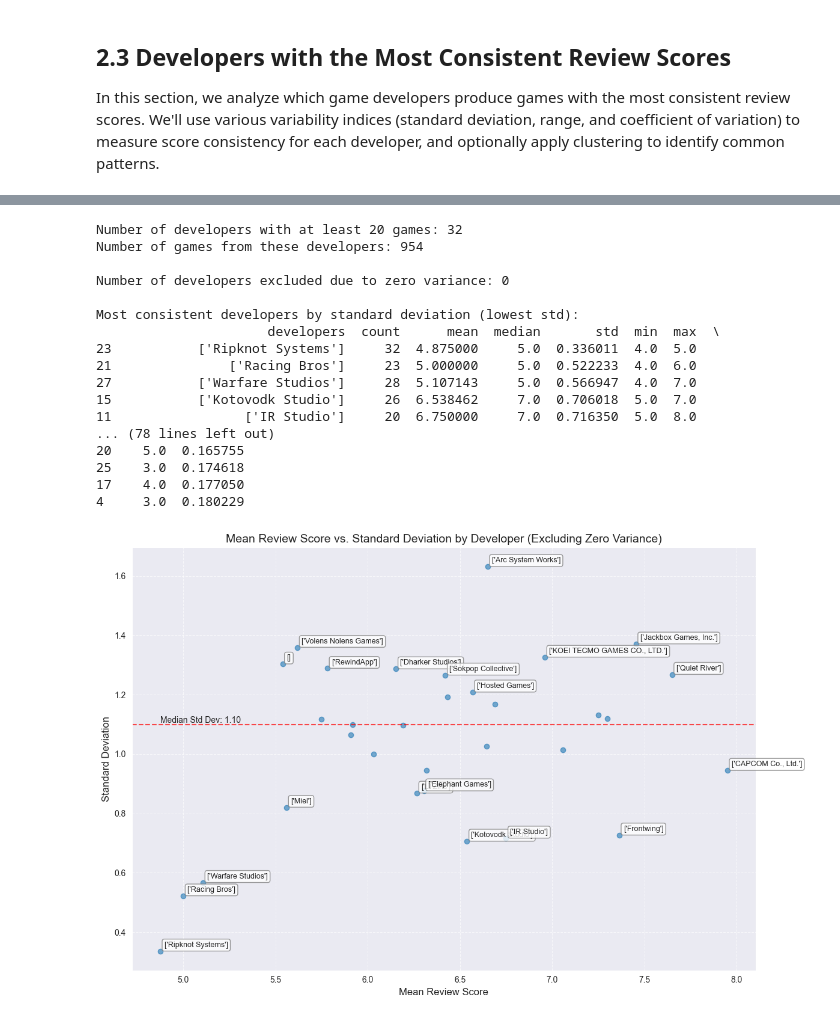
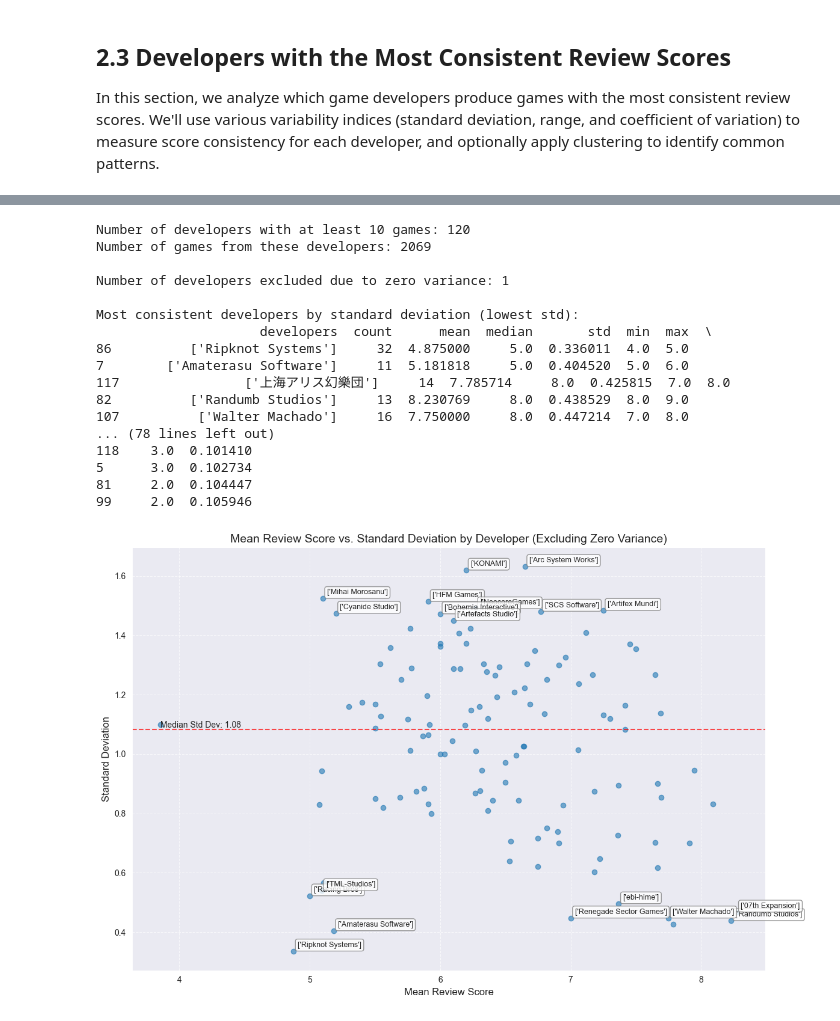
Before and after one commit to Darakuu/FAD_SteamGames_2025, a Jupyter notebook: project.ipynb, the cells around one changed output, grey strips where cells are left out. Saved outputs shown, nothing was run; the diff lists cells and outputs as text; code cells hidden in the pictures.

```diff
--- a/project.ipynb
+++ b/project.ipynb
@@ -582,7 +630,7 @@ def contains_only_standard_chars(text):
 # %%
 # Set a minimum threshold for the number of games per developer
 # This ensures we have enough data points to calculate meaningful variability metrics
-MIN_GAMES = 20
+MIN_GAMES = 10
 
 # Filter developers with at least MIN_GAMES games
 qualified_devs = dev_counts[dev_counts['game_count'] >= MIN_GAMES]['developer'].tolist()
@@ -629,61 +677,63 @@ print(most_consistent_by_std.head(20))
 print("\nMost consistent developers by coefficient of variation (lowest cv):")
 print(most_consistent_by_cv.head(20))
 # %% [output]
-Number of developers with at least 20 games: 32
-Number of games from these developers: 954
+Number of developers with at least 10 games: 120
+Number of games from these developers: 2069
 
-Number of developers excluded due to zero variance: 0
+Number of developers excluded due to zero variance: 1
 
 Most consistent developers by standard deviation (lowest std):
-                      developers  count      mean  median       std  min  max  \
-23           ['Ripknot Systems']     32  4.875000     5.0  0.336011  4.0  5.0
-21               ['Racing Bros']     23  5.000000     5.0  0.522233  4.0  6.0
-27           ['Warfare Studios']     28  5.107143     5.0  0.566947  4.0  7.0
-15           ['Kotovodk Studio']     26  6.538462     7.0  0.706018  5.0  7.0
-11                 ['IR Studio']     20  6.750000     7.0  0.716350  5.0  8.0
+                     developers  count      mean  median       std  min  max  \
+86          ['Ripknot Systems']     32  4.875000     5.0  0.336011  4.0  5.0
+7        ['Amaterasu Software']     11  5.181818     5.0  0.404520  5.0  6.0
+117                ['上海アリス幻樂団']     14  7.785714     8.0  0.425815  7.0  8.0
+82          ['Randumb Studios']     13  8.230769     8.0  0.438529  8.0  9.0
+107          ['Walter Machado']     16  7.750000     8.0  0.447214  7.0  8.0
 ... (78 lines left out)
-20    5.0  0.165755
-25    3.0  0.174618
-17    4.0  0.177050
-4     3.0  0.180229
+118    3.0  0.101410
+5      3.0  0.102734
+81     2.0  0.104447
+99     2.0  0.105946
 # %%
 # Create a scatter plot of mean vs. standard deviation
 plt.figure(figsize=(12, 8))
 plt.scatter(dev_stats_non_zero['mean'], dev_stats_non_zero['std'], alpha=0.6)
 
 # Add labels for the most consistent developers (lowest std)
 for i, row in most_consistent_by_std.head(10).iterrows():
-    plt.annotate(row['developers'],
-                 xy=(row['mean'], row['std']),
-                 xytext=(5, 5),
-                 textcoords='offset points',
-                 fontsize=9,
-                 bbox=dict(boxstyle="round,pad=0.3", fc="white", ec="gray", alpha=0.8))
+    if contains_only_standard_chars(row['developers']):
+        plt.annotate(row['developers'],
+                     xy=(row['mean'], row['std']),
+                     xytext=(5, 5),
+                     textcoords='offset points',
+                     fontsize=9,
+                     bbox=dict(boxstyle="round,pad=0.3", fc="white", ec="gray", alpha=0.8))
 
 # Add labels for the most inconsistent developers (highest std)
 for i, row in dev_stats_non_zero.sort_values('std', ascending=False).head(10).iterrows():
-    plt.annotate(row['developers'],
-                 xy=(row['mean'], row['std']),
-                 xytext=(5, 5),
-                 textcoords='offset points',
-                 fontsize=9,
-                 bbox=dict(boxstyle="round,pad=0.3", fc="white", ec="gray", alpha=0.8))
+    if contains_only_standard_chars(row['developers']):
+        plt.annotate(row['developers'],
+                     xy=(row['mean'], row['std']),
+                     xytext=(5, 5),
+                     textcoords='offset points',
+                     fontsize=9,
+                     bbox=dict(boxstyle="round,pad=0.3", fc="white", ec="gray", alpha=0.8))
 
 plt.title('Mean Review Score vs. Standard Deviation by Developer (Excluding Zero Variance)', fontsize=14)
 plt.xlabel('Mean Review Score', fontsize=12)
 plt.ylabel('Standard Deviation', fontsize=12)
 plt.grid(True, linestyle='--', alpha=0.7)
 
 # Add a horizontal line at the median standard deviation
 median_std = dev_stats_non_zero['std'].median()
 plt.axhline(y=median_std, color='r', linestyle='--', alpha=0.7)
 plt.text(dev_stats_non_zero['mean'].min(), median_std, f'Median Std Dev: {median_std:.2f}',
          va='bottom', ha='left', fontsize=10)
 
 plt.tight_layout()
 plt.show()
 # %% [output]
-[figure, old version]
+[figure, new version]
 # %%
 # Create a scatter plot of mean vs. coefficient of variation
 plt.figure(figsize=(12, 8))
```
Also changed, not shown: parts of 7 cells of this notebook.
